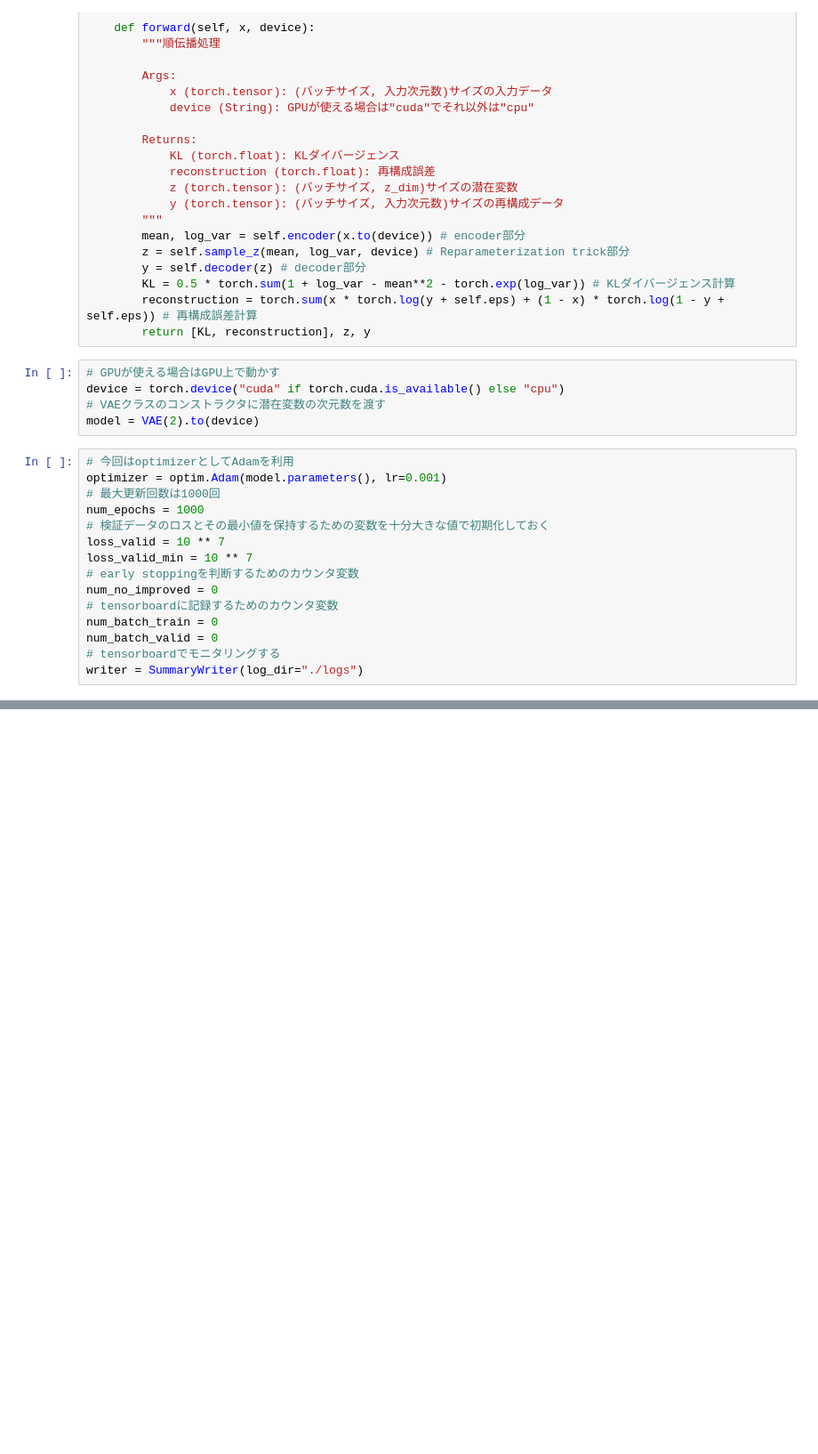
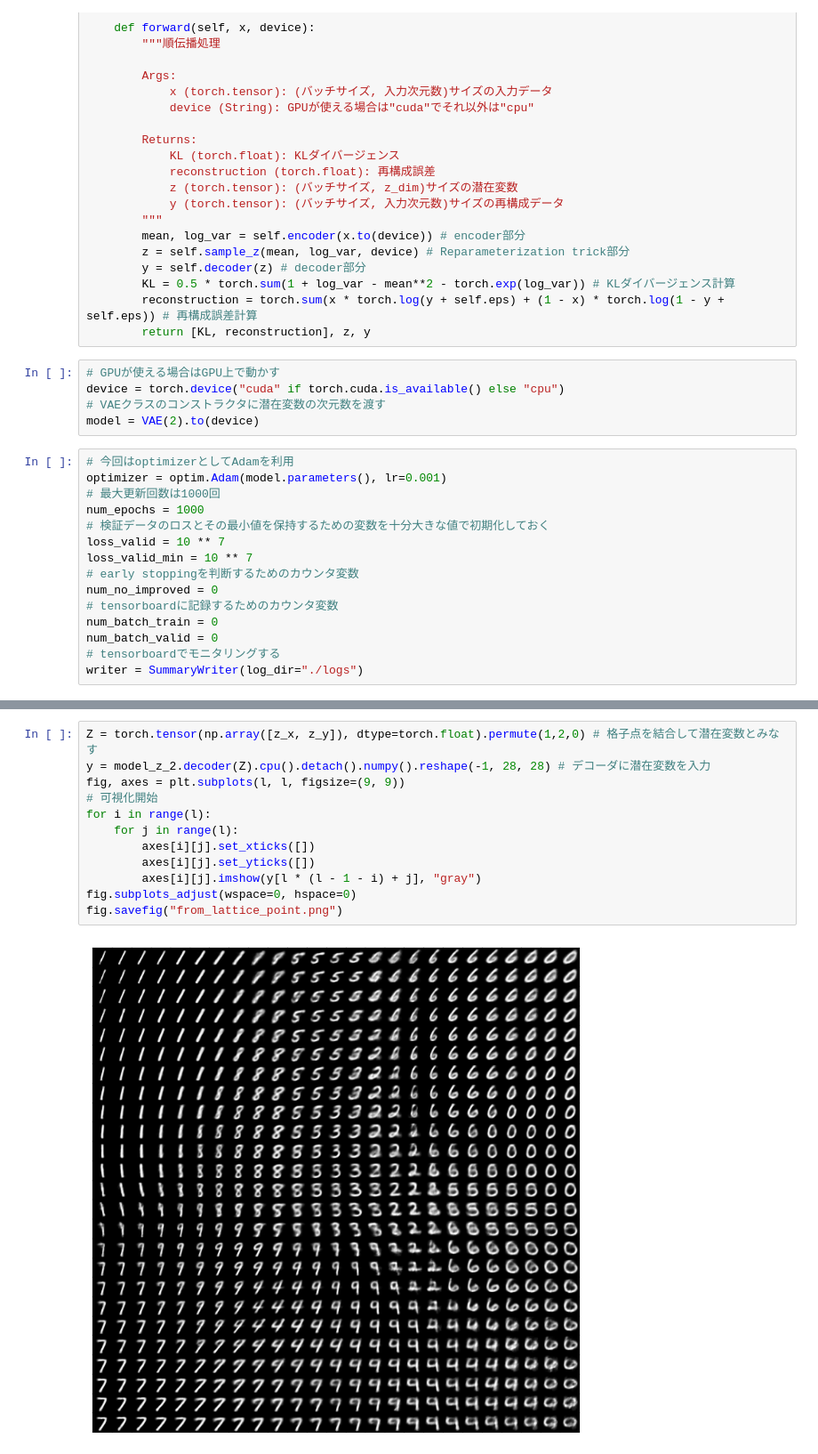
Before and after one commit to ryosukeaaaaa/StudyMLList, a Jupyter notebook: VAE/VAE.ipynb, the cells around one changed output, grey strips where cells are left out. Shown at 89% size. Drawn from its saved outputs; the diff is of its cells as text; blank space fills up the shorter version.

```diff
--- a/VAE/VAE.ipynb
+++ b/VAE/VAE.ipynb
@@ -173,0 +268,14 @@ writer = SummaryWriter(log_dir="./logs")
+# %%
+Z = torch.tensor(np.array([z_x, z_y]), dtype=torch.float).permute(1,2,0) # 格子点を結合して潜在変数とみなす
+y = model_z_2.decoder(Z).cpu().detach().numpy().reshape(-1, 28, 28) # デコーダに潜在変数を入力
+fig, axes = plt.subplots(l, l, figsize=(9, 9))
+# 可視化開始
+for i in range(l):
+    for j in range(l):
+        axes[i][j].set_xticks([])
+        axes[i][j].set_yticks([])
+        axes[i][j].imshow(y[l * (l - 1 - i) + j], "gray")
+fig.subplots_adjust(wspace=0, hspace=0)
+fig.savefig("from_lattice_point.png")
+# %% [output]
+[figure, added]
```
Also changed, not shown: parts of 7 cells of this notebook.
